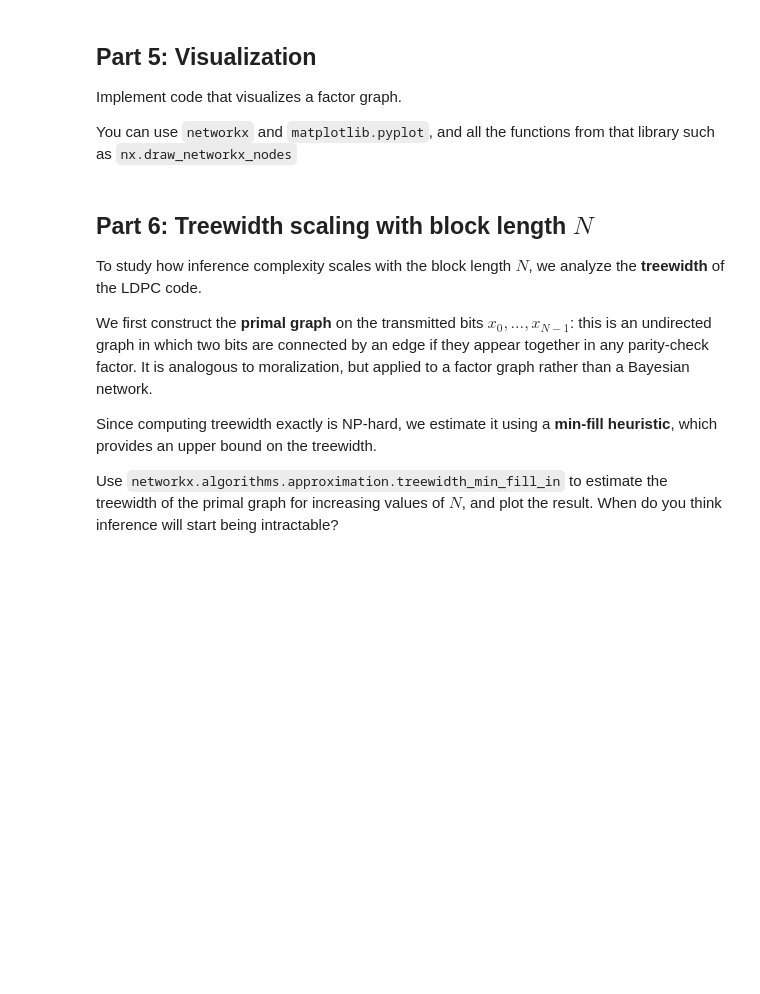
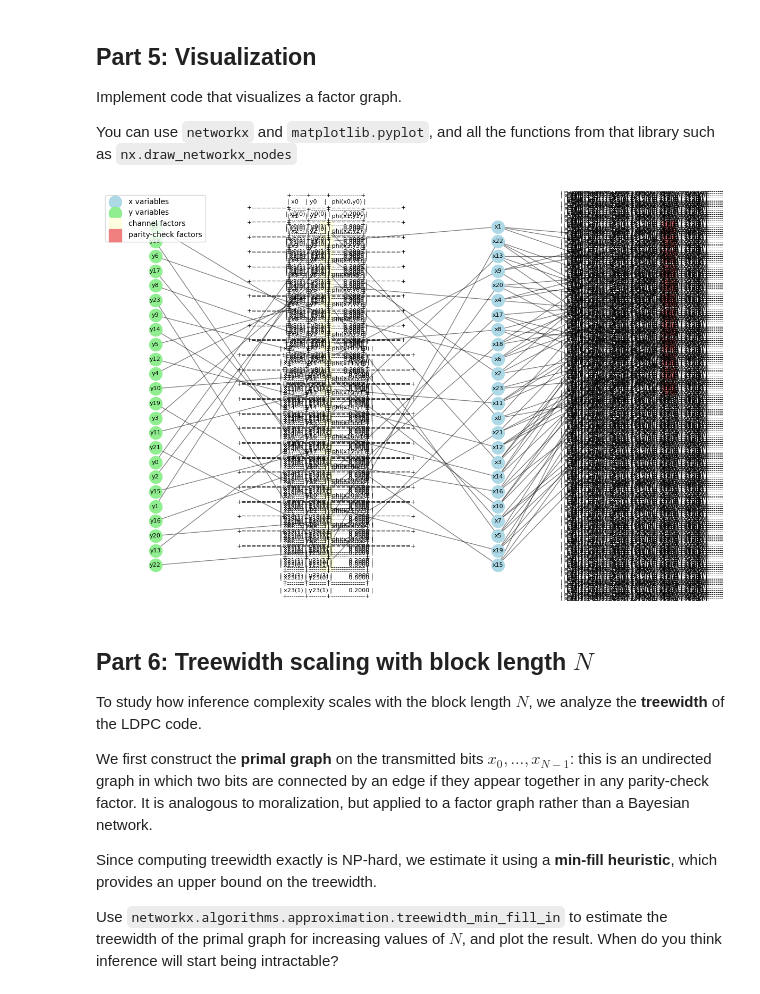
Before and after one commit to rcrtss/miis2025-spm, a Jupyter notebook: labs/lab04/P4_LDPC_representation_(STUDENT_VERSION).ipynb, the cells around one changed output. Drawn from its saved outputs; the diff is of its cells as text; code cells hidden in the pictures; blank space fills up the shorter version.

Commit message:
Advance on P4 Low Density Parity Check and added notes

```diff
--- a/labs/lab04/P4_LDPC_representation_(STUDENT_VERSION).ipynb
+++ b/labs/lab04/P4_LDPC_representation_(STUDENT_VERSION).ipynb
@@ -277,9 +359,28 @@ def build_ldpc_factor_graph(H: np.ndarray, f: float) -> FactorGraph:
     G = FactorGraph()
 
     # 1) Add variable nodes
+    G.add_nodes_from(x_vars)
+    G.add_nodes_from(y_vars)
 
     # 2) Add parity-check factors (one per row of H) and connect them
+    for m in range(M):
+        var_names_row_m = [x_vars[n] for n in range(N) if H[m, n] == 1]
+        parity_factor_m = make_parity_check_factor(var_names_row_m)
+        G.add_factors(parity_factor_m)
+        for var_name in var_names_row_m:
+            G.add_edge(parity_factor_m, var_name)
 
     # 3) Add channel factors φ_n(x_n, y_n) and connect them
+    for n in range(N):
+        channel_factor_n = make_bsc_channel_factor(x_vars[n], y_vars[n], f)
+        G.add_factors(channel_factor_n)
+        G.add_edge(channel_factor_n, x_vars[n])
+        G.add_edge(channel_factor_n, y_vars[n])
 
     return G
+
+# test build_ldpc_factor_graph
+f = 0.1
+G_test = build_ldpc_factor_graph(H, f)
+print("Factor graph nodes:", G_test.nodes(data=True))
+print("Factor graph edges:", G_test.edges())
@@ -352,23 +484,83 @@ You can use `networkx` and `matplotlib.pyplot`, and all the functions from that
 # %%
 import matplotlib.pyplot as plt
 import networkx as nx
 from pgmpy.models import FactorGraph
 
 def visualize_factor_graph(G: FactorGraph, max_nodes: int = 200):
     """Visualize an LDPC factor graph with a fixed column layout.
 
     Columns (left to right):
       y variables → channel factors → x variables → parity-check factors
     """
     Hnx = nx.Graph()
 
     # TODO:
     # visualize the graph
+    # Separate nodes by type
+    x_vars = [node for node in G.get_variable_nodes() if node.startswith('x')]
+    y_vars = [node for node in G.get_variable_nodes() if node.startswith('y')]
+    parity_factors = [f for f in G.get_factors() if all(var.startswith('x') for var in f.scope())]
+    channel_factors = [f for f in G.get_factors() if any(var.startswith('y') for var in f.scope())]
+
+    # Add all nodes
+    Hnx.add_nodes_from(y_vars)
+    Hnx.add_nodes_from(channel_factors)
+    Hnx.add_nodes_from(x_vars)
+    Hnx.add_nodes_from(parity_factors)
+
+    # Add edges from the original graph
+    for edge in G.edges():
+      Hnx.add_edge(*edge)
+
+    # Create positions: 4 columns
+    pos = {}
+    n = len(x_vars)
+    col_width = 2
+
+    # Column 0: y variables
+    for i, var in enumerate(y_vars):
+      pos[var] = (0, -i)
+
+    # Column 1: channel factors
+    for i, factor in enumerate(channel_factors):
+      pos[factor] = (col_width, -i)
+
+    # Column 2: x variables
+    for i, var in enumerate(x_vars):
+      pos[var] = (2*col_width, -i)
+
+    # Column 3: parity-check factors
+    for i, factor in enumerate(parity_factors):
+      pos[factor] = (3*col_width, -i)
+
+    # Draw the graph
+    fig, ax = plt.subplots(figsize=(12, max(8, n/3)))
+
+    # Draw nodes
+    nx.draw_networkx_nodes(Hnx, pos, nodelist=x_vars, node_color='lightblue',
+                 node_size=300, label='x variables', ax=ax)
+    nx.draw_networkx_nodes(Hnx, pos, nodelist=y_vars, node_color='lightgreen',
+                 node_size=300, label='y variables', ax=ax)
+    nx.draw_networkx_nodes(Hnx, pos, nodelist=channel_factors, node_color='lightyellow',
+                 node_shape='s', node_size=300, label='channel factors', ax=ax)
+    nx.draw_networkx_nodes(Hnx, pos, nodelist=parity_factors, node_color='lightcoral',
+                 node_shape='s', node_size=300, label='parity-check factors', ax=ax)
+
+    # Draw edges and labels
+    nx.draw_networkx_edges(Hnx, pos, ax=ax, alpha=0.5)
+    nx.draw_networkx_labels(Hnx, pos, font_size=8, ax=ax)
+
+    ax.legend(loc='upper left')
+    ax.axis('off')
+    plt.tight_layout()
+    plt.show()
 
 
 H = generate_regular_ldpc_H(N=24, j=3, k=6, seed=1)
-G = build_ldpc_factor_graph(H, f=0.8)
-visualize_factor_graph(G)
+G_test = build_ldpc_factor_graph(H, f=0.8)
+visualize_factor_graph(G_test)
+# %% [output]
+[figure, added]
 # %% [markdown]
 ## Part 6: Treewidth scaling with block length $N$
 
```
Also changed, not shown: parts of 5 cells of this notebook, 2 other files.
